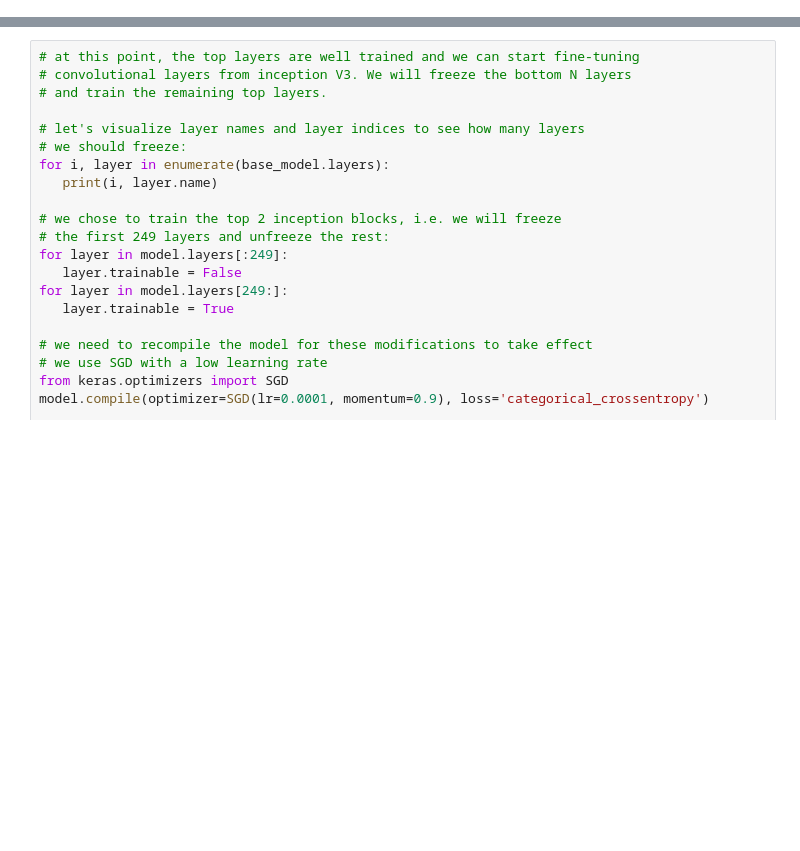
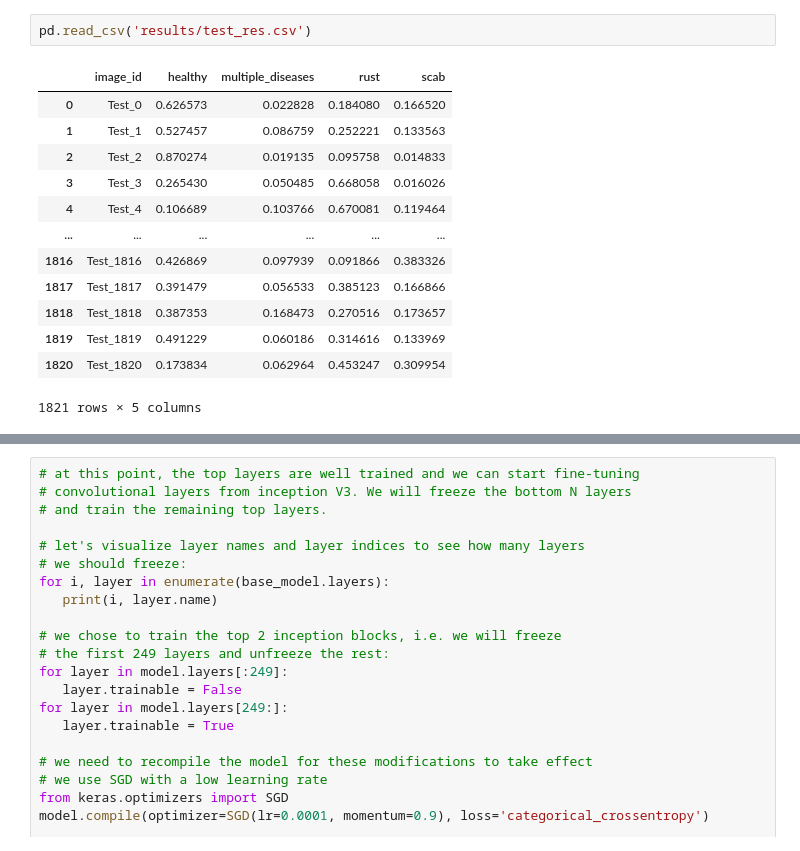
Before and after one commit to pvza85/fgvc7, a Jupyter notebook: initial.ipynb, the cells around one changed output, grey strips where cells are left out. Drawn from its saved outputs; the diff is of its cells as text; blank space fills up the shorter version.

```diff
--- a/initial.ipynb
+++ b/initial.ipynb
@@ -32,0 +184,16 @@ Found 182 validated image filenames belonging to 4 classes.
+# %%
+pd.read_csv('results/test_res.csv')
+# %% [output]
+|  | image_id | healthy | multiple_diseases | rust | scab |
+| 0 | Test_0 | 0.626573 | 0.022828 | 0.184080 | 0.166520 |
+| 1 | Test_1 | 0.527457 | 0.086759 | 0.252221 | 0.133563 |
+| 2 | Test_2 | 0.870274 | 0.019135 | 0.095758 | 0.014833 |
+| 3 | Test_3 | 0.265430 | 0.050485 | 0.668058 | 0.016026 |
+| 4 | Test_4 | 0.106689 | 0.103766 | 0.670081 | 0.119464 |
+| ... | ... | ... | ... | ... | ... |
+| 1816 | Test_1816 | 0.426869 | 0.097939 | 0.091866 | 0.383326 |
+| 1817 | Test_1817 | 0.391479 | 0.056533 | 0.385123 | 0.166866 |
+| 1818 | Test_1818 | 0.387353 | 0.168473 | 0.270516 | 0.173657 |
+| 1819 | Test_1819 | 0.491229 | 0.060186 | 0.314616 | 0.133969 |
+| 1820 | Test_1820 | 0.173834 | 0.062964 | 0.453247 | 0.309954 |
+1821 rows × 5 columns
```
Also changed, not shown: parts of 24 cells of this notebook, 10 other files.
